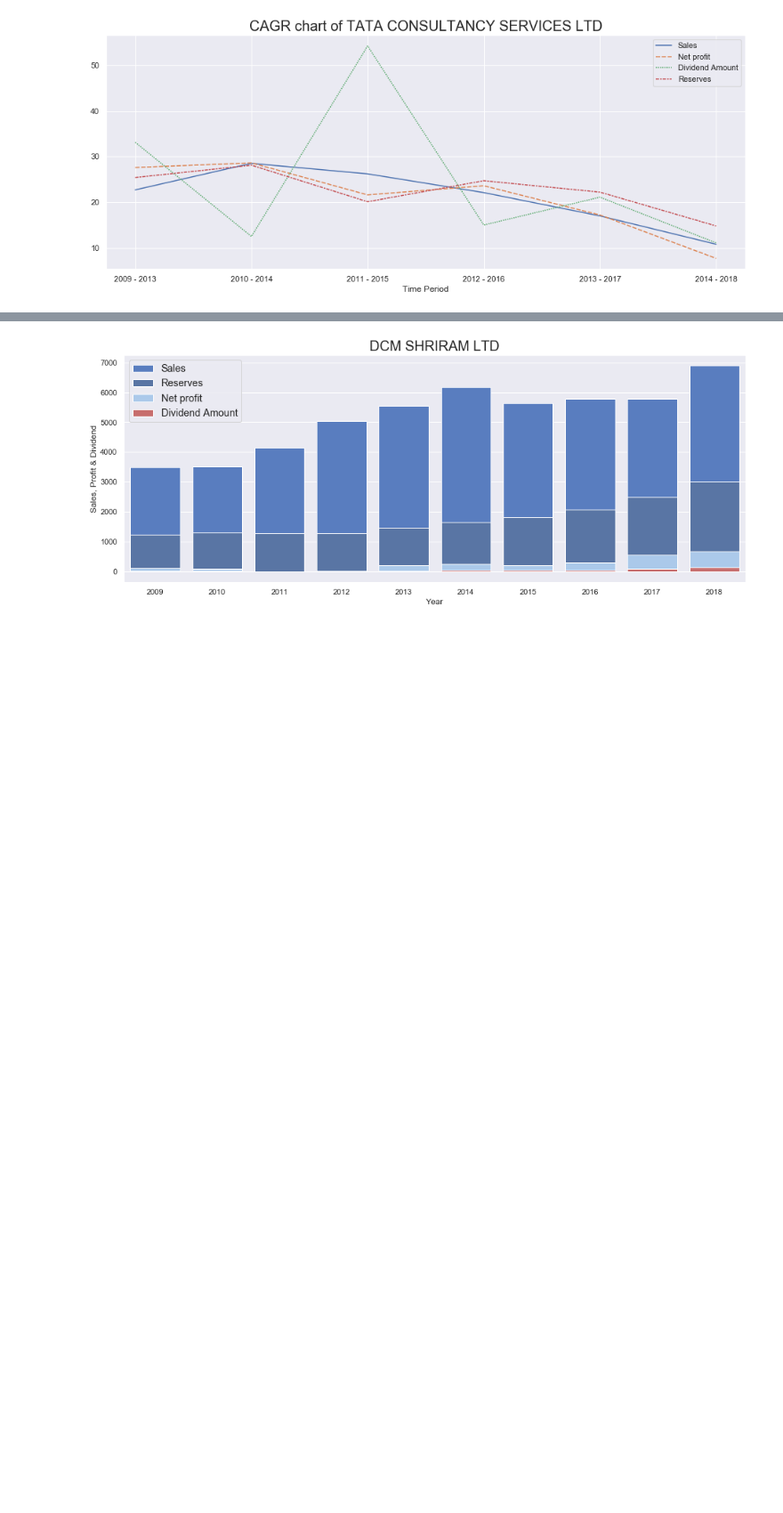
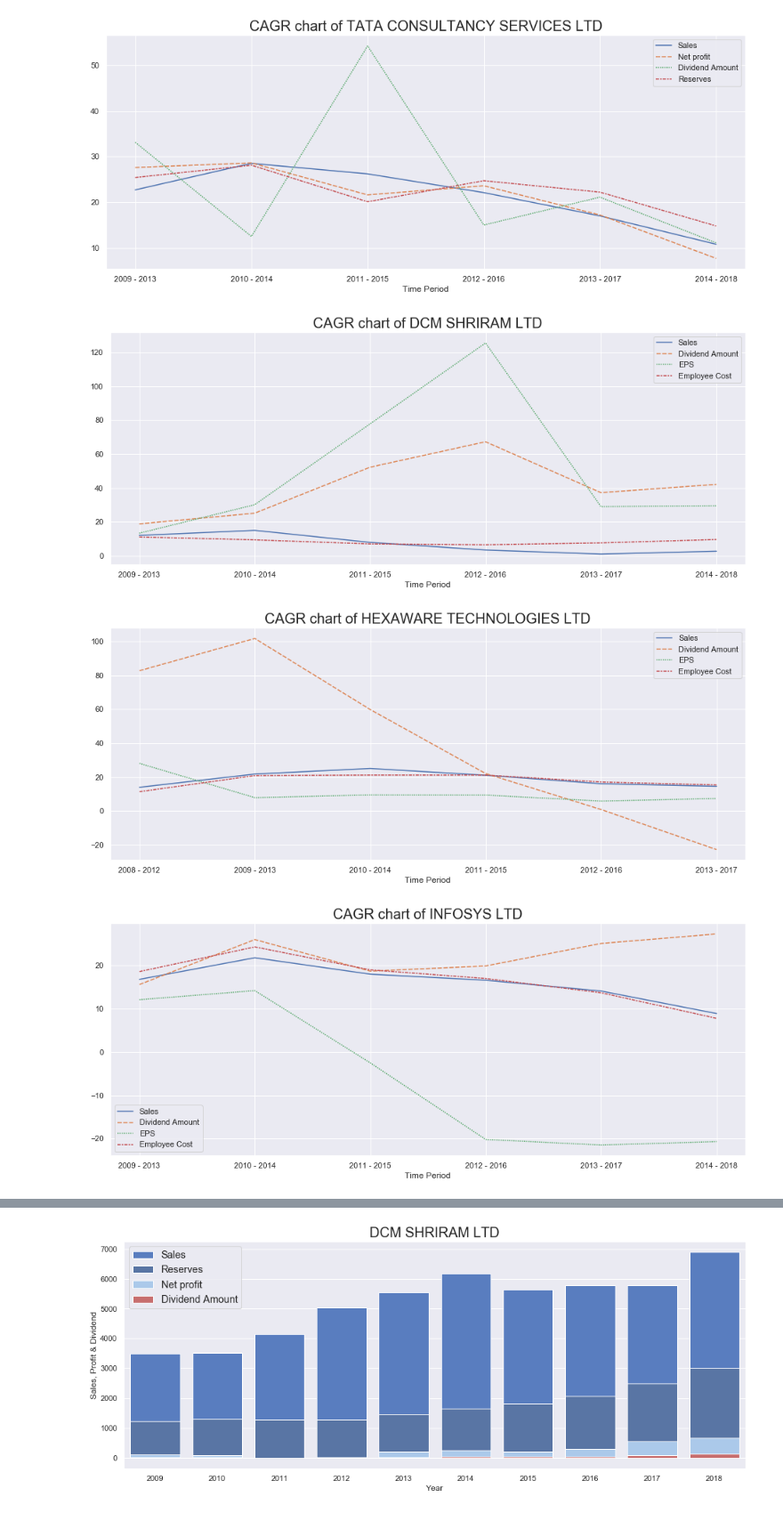
Before and after one commit to M-e-r-c-u-r-y/Machine-Learning, a Jupyter notebook: BFSI/IT Company Analysis/IT Company Analysis.ipynb, the cells around one changed output, grey strips where cells are left out. Shown at 89% size. Drawn from its saved outputs; the diff is of its cells as text; code cells hidden in the pictures; blank space fills up the shorter version.

Commit message:
Added Employee Costs charts

```diff
--- a/BFSI/IT Company Analysis/IT Company Analysis.ipynb
+++ b/BFSI/IT Company Analysis/IT Company Analysis.ipynb
@@ -208,6 +208,10 @@ Index(['Change in Inventory', 'Company', 'Depreciation', 'Dividend Amount',
        'Report Date'],
       dtype='object')
 # %%
+profitInCrore = '1,00,00,000'
+profitInCrore = int(profitInCrore.replace(',', ''))
+df['EPS'] = df['Net profit'] * profitInCrore / df['No. of Equity Shares']
+df['P/E'] = df['PRICE:'] / df['EPS']
 df.head(20)
 #PLdf.head(20)
 #QPLdf.head(20)
@@ -293,7 +297,7 @@ class Finance:
 
 ## Change bin_years to have different sized bin to calculate the CAGR
 # %%
-properties = ["Sales", "Net profit", "Dividend Amount", "Reserves"]
+properties = ["Sales", "Net profit", "Dividend Amount", "Reserves", "EPS", "Employee Cost"] #, "PRICE:"]
 bin_years = 4
 FinData = Finance(df,properties,"Report Date",bin_years,hue="Company")
 FinData_df = FinData.CAGR()
@@ -321,8 +325,15 @@ Time Period
+# %%
+#FinData_df.columns
+slice1 = ['Sales', 'Net profit', 'Dividend Amount', 'Reserves', 'Company']
+slice2 = ['Sales', 'Dividend Amount', 'EPS', 'Employee Cost', 'Company']
+Plot_df1 = FinData_df[slice1].copy()
+Plot_df2 = FinData_df[slice2].copy()
 # %%
-for company in FinData_df["Company"].unique():
-    tempdf = FinData_df[FinData_df["Company"] == company]
+#palette = sns.color_palette("RdBu_d")
+for company in Plot_df1["Company"].unique():
+    tempdf = Plot_df1[Plot_df1["Company"] == company]
     tempdf = tempdf.drop(columns=["Company"])
-    ax = sns.lineplot(data=tempdf)
+    ax = sns.lineplot(data=tempdf)#, palette=palette)
     ax.set_title('CAGR chart of ' + company, fontsize=20)
     plt.show()
 # %% [output]
@@ -334,3 +345,15 @@ for company in FinData_df["Company"].unique():
 [figure]
 [figure]
 [figure]
+# %%
+#palette = sns.color_palette("mako", 4)
+for company in Plot_df2["Company"].unique():
+    tempdf = Plot_df2[Plot_df2["Company"] == company]
+    tempdf = tempdf.drop(columns=["Company"])
+    ax = sns.lineplot(data=tempdf)#, palette=palette)
+    ax.set_title('CAGR chart of ' + company, fontsize=20)
+    plt.show()
+# %% [output]
+[figure, added]
+[figure, added]
+[figure, added]
```
Also changed, not shown: parts of 6 cells of this notebook.
